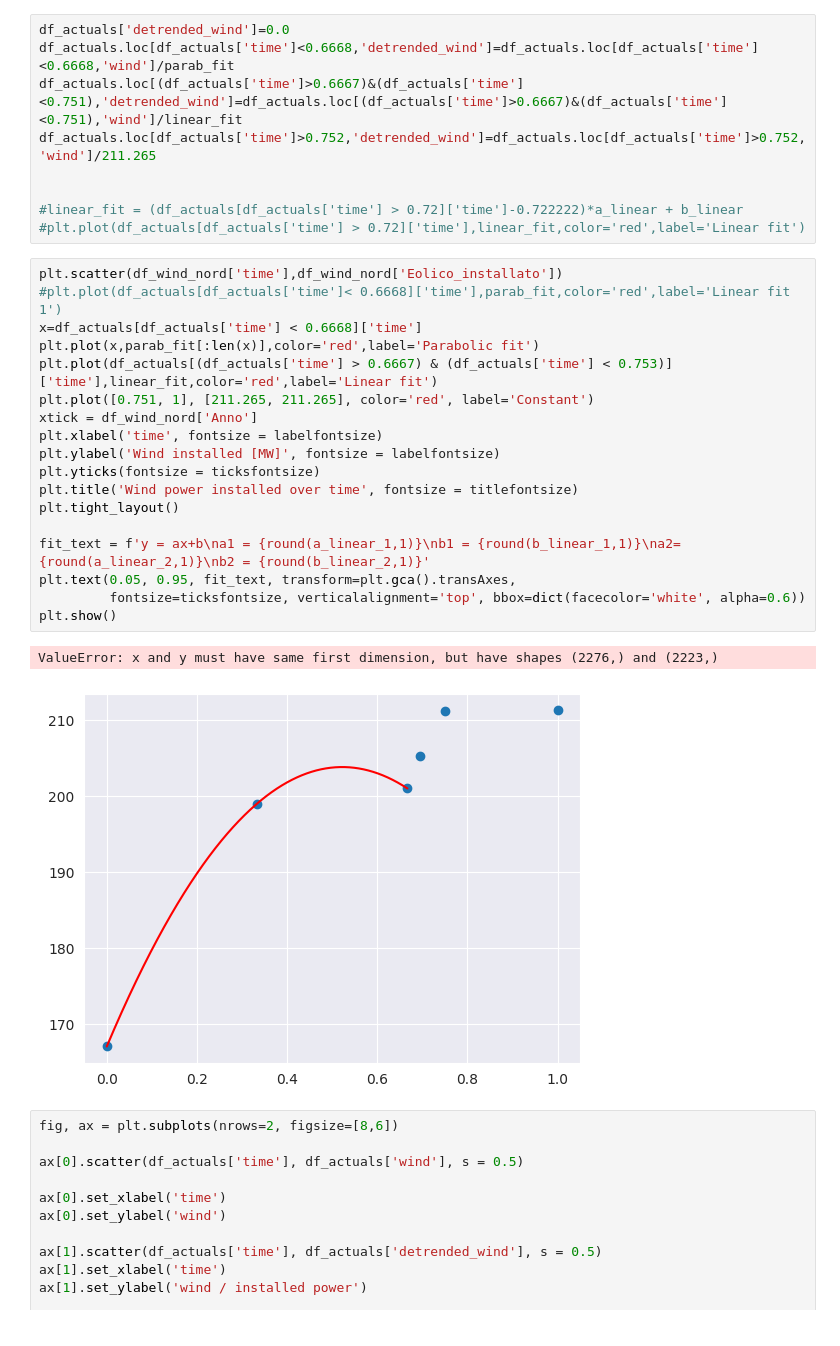
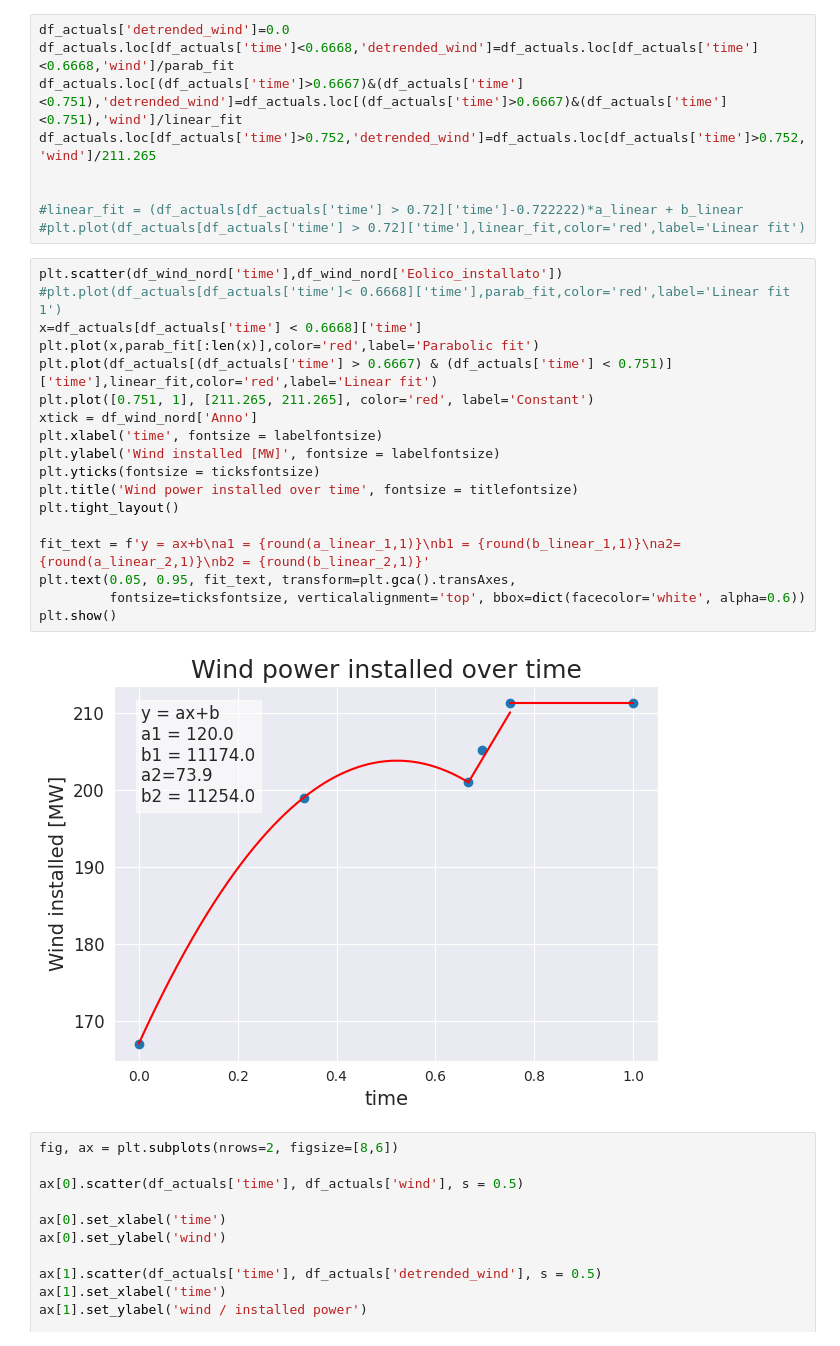
Before and after one commit to jonathancavallin/LCP_B_Project_REDIS, a Jupyter notebook: DeTrending_final_2.2.ipynb, the cells around one changed output. Saved outputs shown, nothing was run; the diff lists cells and outputs as text.

```diff
--- a/DeTrending_final_2.2.ipynb
+++ b/DeTrending_final_2.2.ipynb
@@ -1142,24 +1160,23 @@ df_actuals.loc[df_actuals['time']>0.752,'detrended_wind']=df_actuals.loc[df_actu
 # %%
 plt.scatter(df_wind_nord['time'],df_wind_nord['Eolico_installato'])
 #plt.plot(df_actuals[df_actuals['time']< 0.6668]['time'],parab_fit,color='red',label='Linear fit 1')
 x=df_actuals[df_actuals['time'] < 0.6668]['time']
 plt.plot(x,parab_fit[:len(x)],color='red',label='Parabolic fit')
-plt.plot(df_actuals[(df_actuals['time'] > 0.6667) & (df_actuals['time'] < 0.753)]['time'],linear_fit,color='red',label='Linear fit')
+plt.plot(df_actuals[(df_actuals['time'] > 0.6667) & (df_actuals['time'] < 0.751)]['time'],linear_fit,color='red',label='Linear fit')
 plt.plot([0.751, 1], [211.265, 211.265], color='red', label='Constant')
 xtick = df_wind_nord['Anno']
 plt.xlabel('time', fontsize = labelfontsize)
 plt.ylabel('Wind installed [MW]', fontsize = labelfontsize)
 plt.yticks(fontsize = ticksfontsize)
 plt.title('Wind power installed over time', fontsize = titlefontsize)
 plt.tight_layout()
 
 fit_text = f'y = ax+b\na1 = {round(a_linear_1,1)}\nb1 = {round(b_linear_1,1)}\na2={round(a_linear_2,1)}\nb2 = {round(b_linear_2,1)}'
 plt.text(0.05, 0.95, fit_text, transform=plt.gca().transAxes,
          fontsize=ticksfontsize, verticalalignment='top', bbox=dict(facecolor='white', alpha=0.6))
 plt.show()
 # %% [output]
-ValueError: x and y must have same first dimension, but have shapes (2276,) and (2223,)
-[figure, old version]
+[figure, new version]
 # %%
 fig, ax = plt.subplots(nrows=2, figsize=[8,6])
 
```
Also changed, not shown: parts of 2 cells of this notebook.
